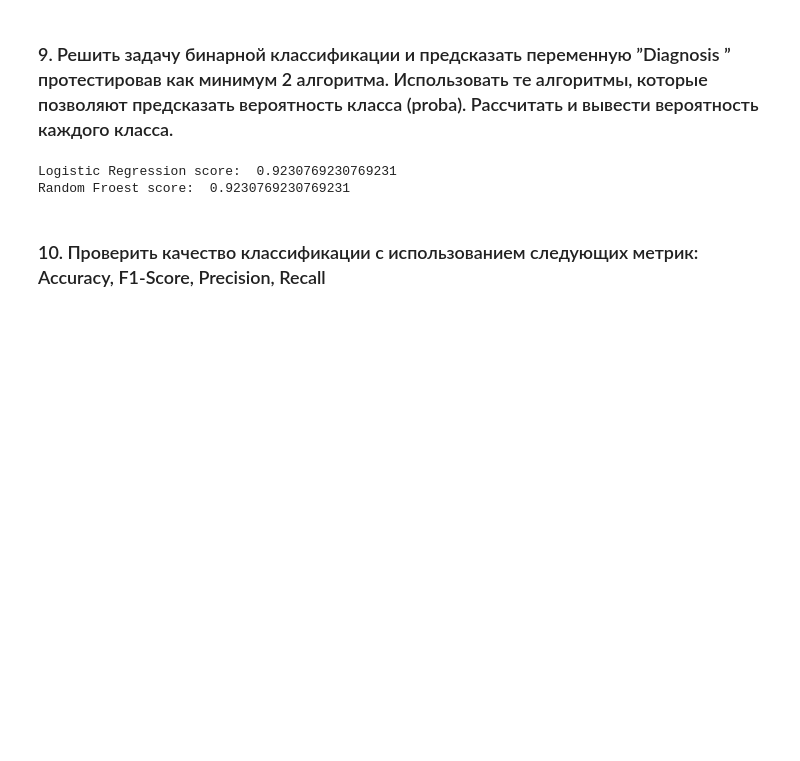
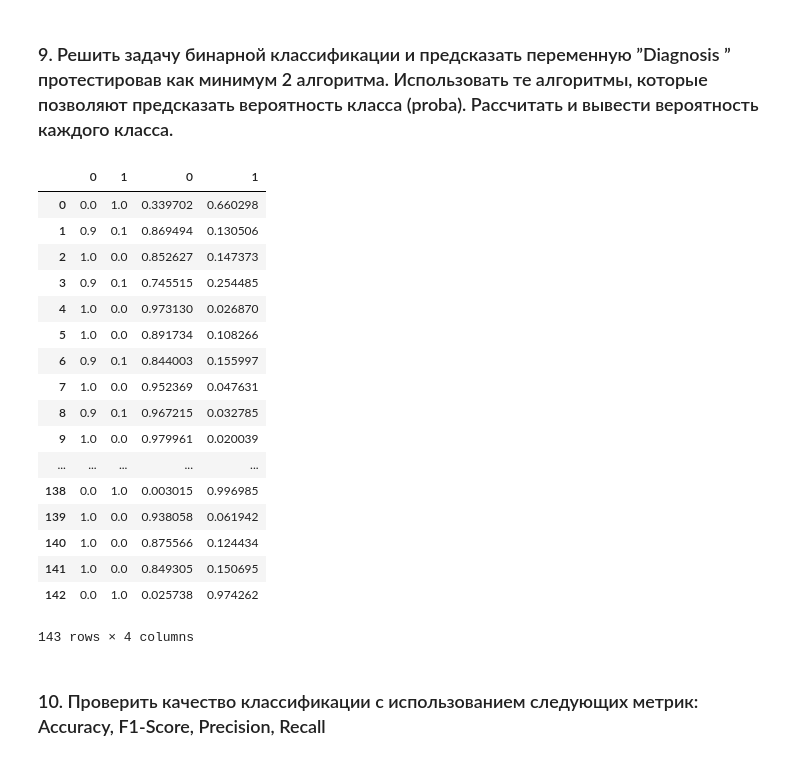
Before and after one commit to AlexeevVl/DVP-1, a Jupyter notebook: Final_DVP_work.ipynb, the cells around one changed output. Cells and saved outputs as stored; diff of their text form; code cells hidden in the pictures; blank space fills up the shorter version.

```diff
--- a/Final_DVP_work.ipynb
+++ b/Final_DVP_work.ipynb
@@ -166,20 +166,37 @@ est.summary().tables[1]
 # %%
 logisticRegr = LogisticRegression()
 x_train, x_test, y_train, y_test = train_test_split(X,df.diagnosis_Y,test_size=0.25, random_state=0)
 logisticRegr.fit(x_train,y_train)
-y_pred_log = logisticRegr.predict(x_test)
-score = logisticRegr.score(x_test,y_test)
-print("Logistic Regression score: ",score)
+y_pred_log = logisticRegr.predict_proba(x_test)
+
 
 
 RandomForest = RandomForestClassifier(n_estimators=10, criterion='entropy',random_state = 0)
 RandomForest.fit(x_train,y_train)
-y_pred_random_forest = RandomForest.predict(x_test)
-score = RandomForest.score(x_test,y_test)
-print("Random Froest score: ",score)
+y_pred_random_forest = RandomForest.predict_proba(x_test)
+
+
+result = pd.concat([pd.DataFrame(y_pred_random_forest), pd.DataFrame(y_pred_log)], axis=1, sort=False)
+result
 # %% [output]
+|  | 0 | 1 | 0 | 1 |
+| 0 | 0.0 | 1.0 | 0.339702 | 0.660298 |
+| 1 | 0.9 | 0.1 | 0.869494 | 0.130506 |
+| 2 | 1.0 | 0.0 | 0.852627 | 0.147373 |
+| 3 | 0.9 | 0.1 | 0.745515 | 0.254485 |
+| 4 | 1.0 | 0.0 | 0.973130 | 0.026870 |
+| 5 | 1.0 | 0.0 | 0.891734 | 0.108266 |
+| 6 | 0.9 | 0.1 | 0.844003 | 0.155997 |
+| 7 | 1.0 | 0.0 | 0.952369 | 0.047631 |
+| 8 | 0.9 | 0.1 | 0.967215 | 0.032785 |
+| 9 | 1.0 | 0.0 | 0.979961 | 0.020039 |
+| ... | ... | ... | ... | ... |
+| 138 | 0.0 | 1.0 | 0.003015 | 0.996985 |
+| 139 | 1.0 | 0.0 | 0.938058 | 0.061942 |
+| 140 | 1.0 | 0.0 | 0.875566 | 0.124434 |
+| 141 | 1.0 | 0.0 | 0.849305 | 0.150695 |
+| 142 | 0.0 | 1.0 | 0.025738 | 0.974262 |
-Logistic Regression score:  0.9230769230769231
-Random Froest score:  0.9230769230769231
+143 rows × 4 columns
 # %% [markdown]
 ### 10. Проверить качество классификации с использованием следующих метрик: Accuracy, F1-Score, Precision, Recall
 # %%
```
